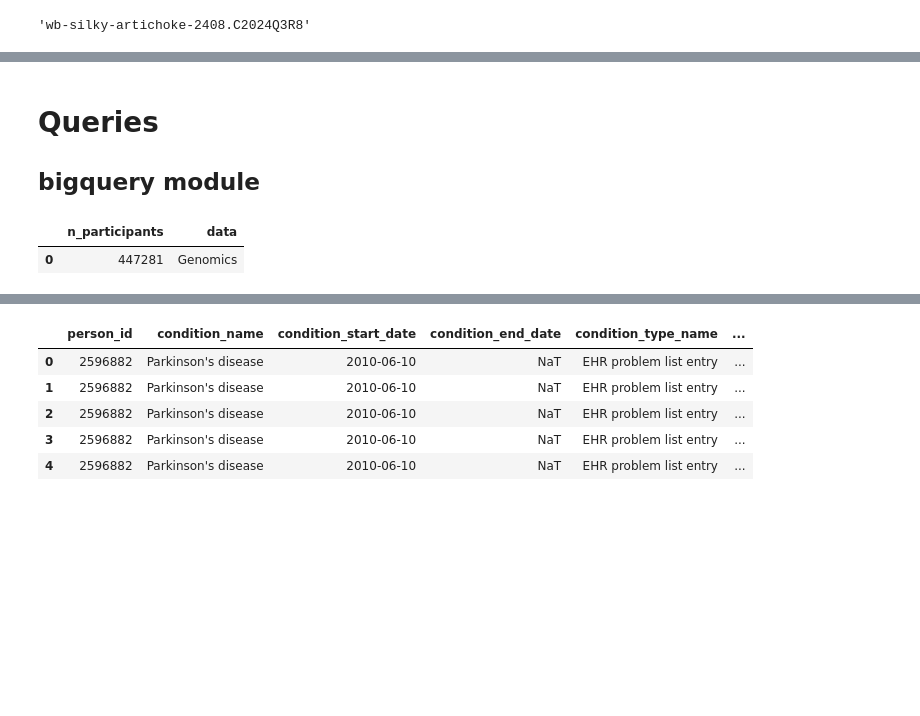
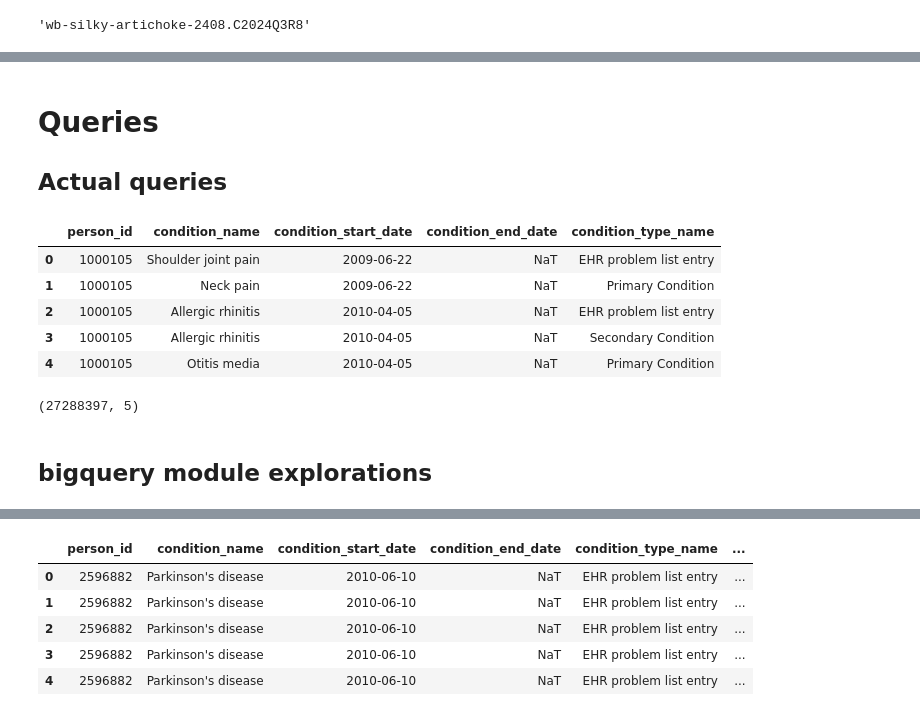
Before and after one commit to wan-robert/aou_disease_prediction_2, a Jupyter notebook: querying_patients.ipynb, the cells around one changed output, grey strips where cells are left out. Drawn from its saved outputs; the diff is of its cells as text; code cells hidden in the pictures; blank space fills up the shorter version.

```diff
--- a/querying_patients.ipynb
+++ b/querying_patients.ipynb
@@ -40,6 +36,6 @@ No `.env` file containing provider API keys found at /home/jupyter/repos/aou_dis
 # %% [markdown]
 # Queries
-## bigquery module
+## Actual queries
 # %%
 # import statements for the software packages and modules we will use in this tutorial
 import os
@@ -54,16 +50,4 @@ from google.cloud import bigquery
 import warnings
 warnings.filterwarnings('ignore')
 %matplotlib inline
-# %%
-query = f"""
-SELECT
-    COUNT(DISTINCT person_id) AS n_participants, 'Genomics' as data
-FROM {dataset}.cb_search_person
-WHERE has_whole_genome_variant = 1 OR has_array_data = 1
-"""
-genomics_count_df = pandas_gbq.read_gbq(query)
-genomics_count_df
-# %% [output]
-|  | n_participants | data |
-| 0 | 447281 | Genomics |
 # %%
@@ -108,3 +77,17 @@ ORDER BY co.person_id, co.condition_start_date;
 """
 
 ckd_patients_disease_history = pandas_gbq.read_gbq(query)
+# %%
+with pd.option_context('display.max_colwidth', None, 'display.max_columns', None, ):
+    display(ckd_patients_disease_history.head(5))
+# %% [output]
+|  | person_id | condition_name | condition_start_date | condition_end_date | condition_type_name |
+| 0 | 1000105 | Shoulder joint pain | 2009-06-22 | NaT | EHR problem list entry |
+| 1 | 1000105 | Neck pain | 2009-06-22 | NaT | Primary Condition |
+| 2 | 1000105 | Allergic rhinitis | 2010-04-05 | NaT | EHR problem list entry |
+| 3 | 1000105 | Allergic rhinitis | 2010-04-05 | NaT | Secondary Condition |
+| 4 | 1000105 | Otitis media | 2010-04-05 | NaT | Primary Condition |
+# %%
+ckd_patients_disease_history.shape
+# %% [output]
+(27288397, 5)
@@ -110,0 +108,2 @@ ckd_patients_disease_history = pandas_gbq.read_gbq(query)
+# %% [markdown]
+## bigquery module explorations
```
Also changed, not shown: parts of 15 cells of this notebook, 5 other files.
